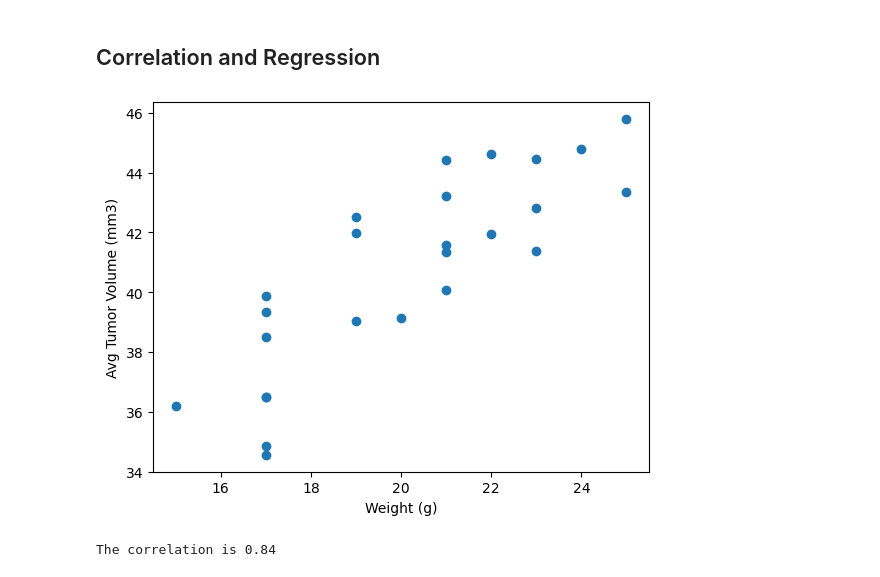
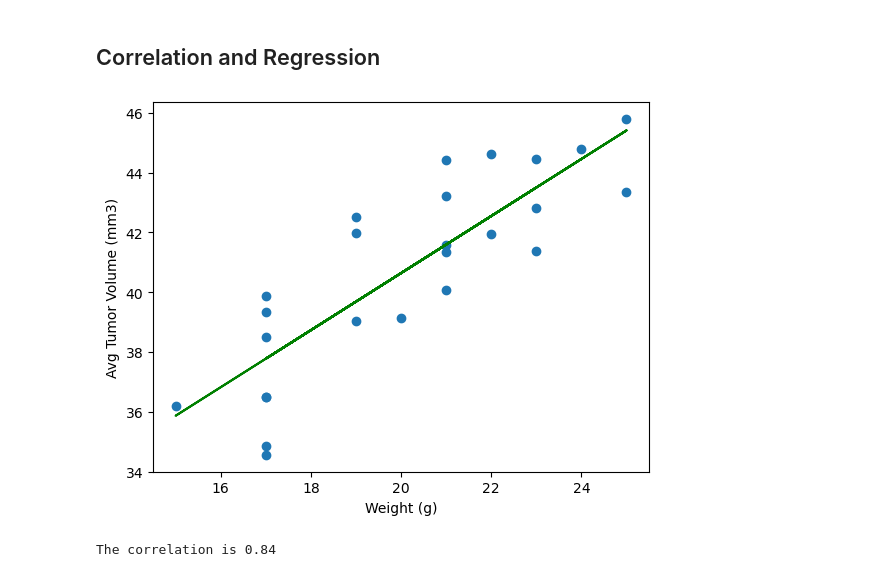
Before and after one commit to prez212/Module5-DataVisiualization, a Jupyter notebook: Pymaceuticals/pymaceuticals_starter.ipynb, the cells around one changed output. Drawn from its saved outputs; the diff is of its cells as text; code cells hidden in the pictures.

```diff
--- a/Pymaceuticals/pymaceuticals_starter.ipynb
+++ b/Pymaceuticals/pymaceuticals_starter.ipynb
@@ -344,16 +348,20 @@ plt.show()
 # %%
 # Calculate the correlation coefficient and a linear regression model
 # for mouse weight and average observed tumor volume for the entire Capomulin regimen
 capomulin = cleanMasterdf.loc[cleanMasterdf['Drug Regimen'] == 'Capomulin']
 mouseavgweight = capomulin.groupby('Mouse ID')['Weight (g)'].mean()
 tumoravgvolume = capomulin.groupby('Mouse ID')['Tumor Volume (mm3)'].mean()
 
+pe_slope, pe_int, pe_r, pe_p, pe_std_err = linregress (mouseavgweight, tumoravgvolume)
+pe_fit = pe_slope * mouseavgweight + pe_int
+
+plt.plot(mouseavgweight,pe_fit, c= "g")
 plt.scatter (mouseavgweight, tumoravgvolume)
 plt.xlabel('Weight (g)')
 plt.ylabel('Avg Tumor Volume (mm3)')
 correlation = st.pearsonr(mouseavgweight, tumoravgvolume)
 plt.show()
 print(f"The correlation is {round(correlation[0],2)}")
 # %% [output]
-[figure, old version]
+[figure, new version]
 The correlation is 0.84
```
Also changed, not shown: parts of 3 cells of this notebook.
